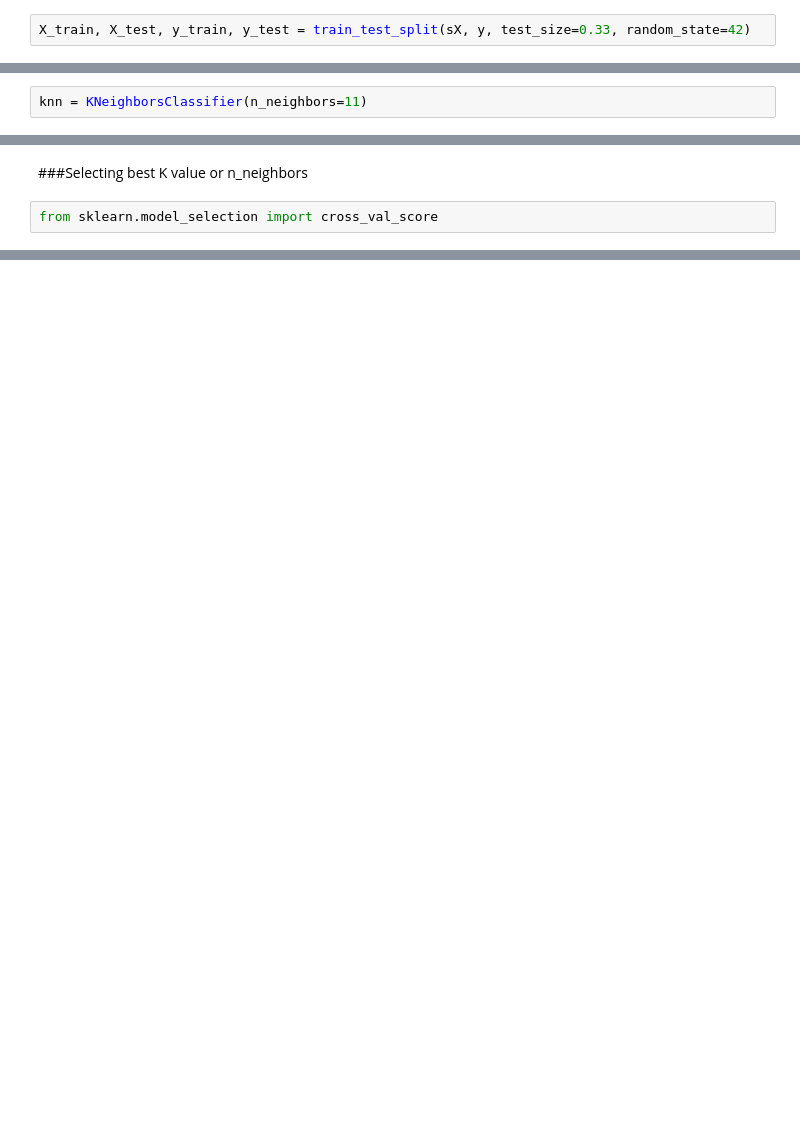
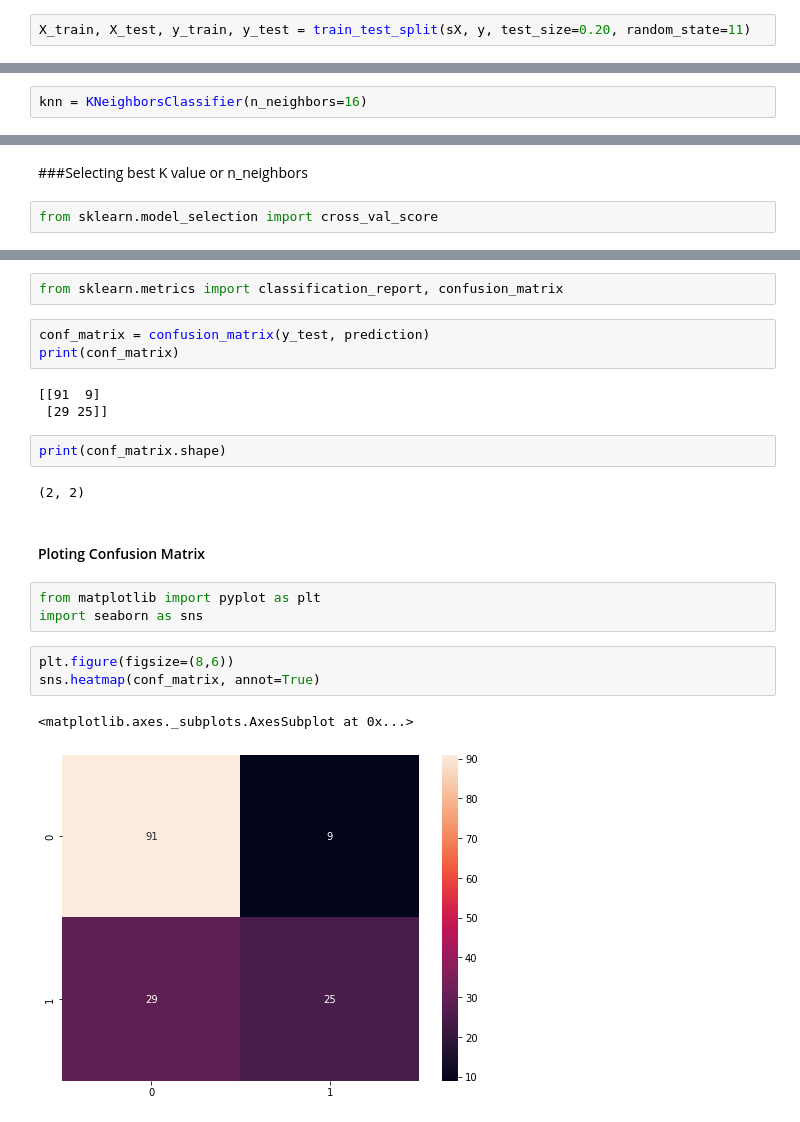
Before and after one commit to abidshafee/predictionModel, a Jupyter notebook: Diabetes_Prediction_Model.ipynb, the cells around one changed output, grey strips where cells are left out. Cells and saved outputs as stored; diff of their text form; blank space fills up the shorter version.

```diff
--- a/Diabetes_Prediction_Model.ipynb
+++ b/Diabetes_Prediction_Model.ipynb
@@ -154,7 +154,7 @@ array([[ 0.63994726,  0.84832379,  0.14964075, ...,  0.20401277,
        [-0.84488505, -0.8730192 ,  0.04624525, ..., -0.20212881,
         -0.47378505, -0.87137393]])
 # %%
-X_train, X_test, y_train, y_test = train_test_split(sX, y, test_size=0.33, random_state=42)
+X_train, X_test, y_train, y_test = train_test_split(sX, y, test_size=0.20, random_state=11)
 # %%
 X_train.shape
 # %% [output]
@@ -184,7 +184,7 @@ array([[ 1.82781311, -0.184482  ,  1.49378225, ..., -1.01441198,
 # %%
 from sklearn.neighbors import KNeighborsClassifier
 # %%
-knn = KNeighborsClassifier(n_neighbors=11)
+knn = KNeighborsClassifier(n_neighbors=16)
 # %%
 knn.fit(X_train, y_train)
 # %% [output]
@@ -248,0 +250,23 @@ accuracy
+# %%
+from sklearn.metrics import classification_report, confusion_matrix
+# %%
+conf_matrix = confusion_matrix(y_test, prediction)
+print(conf_matrix)
+# %% [output]
+[[91  9]
+ [29 25]]
+# %%
+print(conf_matrix.shape)
+# %% [output]
+(2, 2)
+# %% [markdown]
+#### Ploting Confusion Matrix
+# %%
+from matplotlib import pyplot as plt
+import seaborn as sns
+# %%
+plt.figure(figsize=(8,6))
+sns.heatmap(conf_matrix, annot=True)
+# %% [output]
+<matplotlib.axes._subplots.AxesSubplot at 0x...>
+[figure, added]
```
Also changed, not shown: parts of 19 cells of this notebook.
